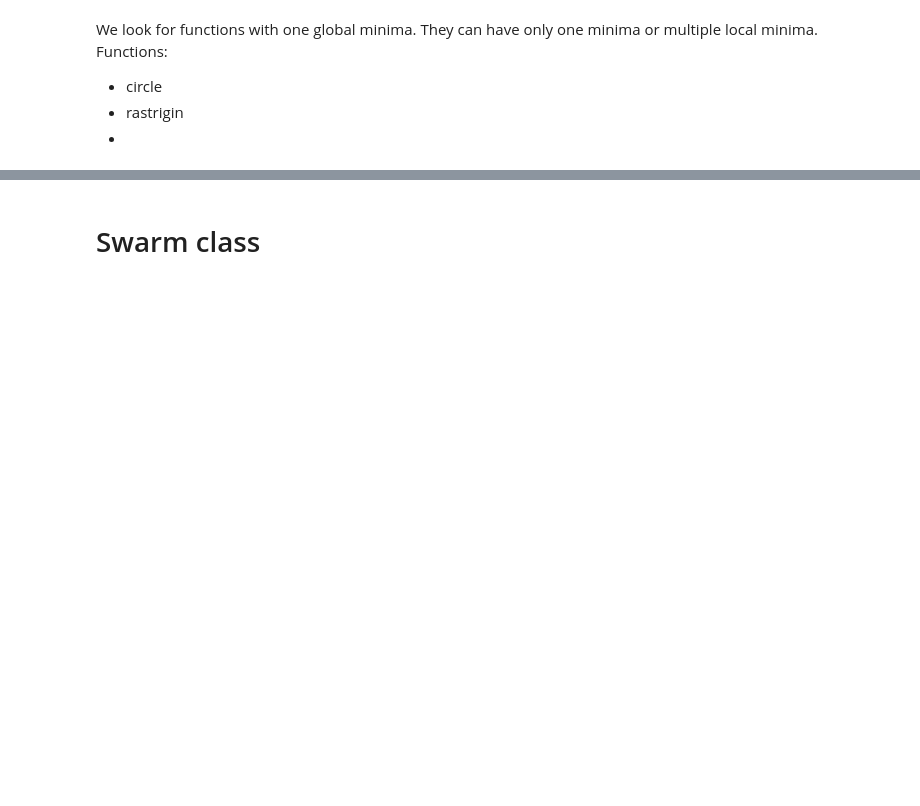
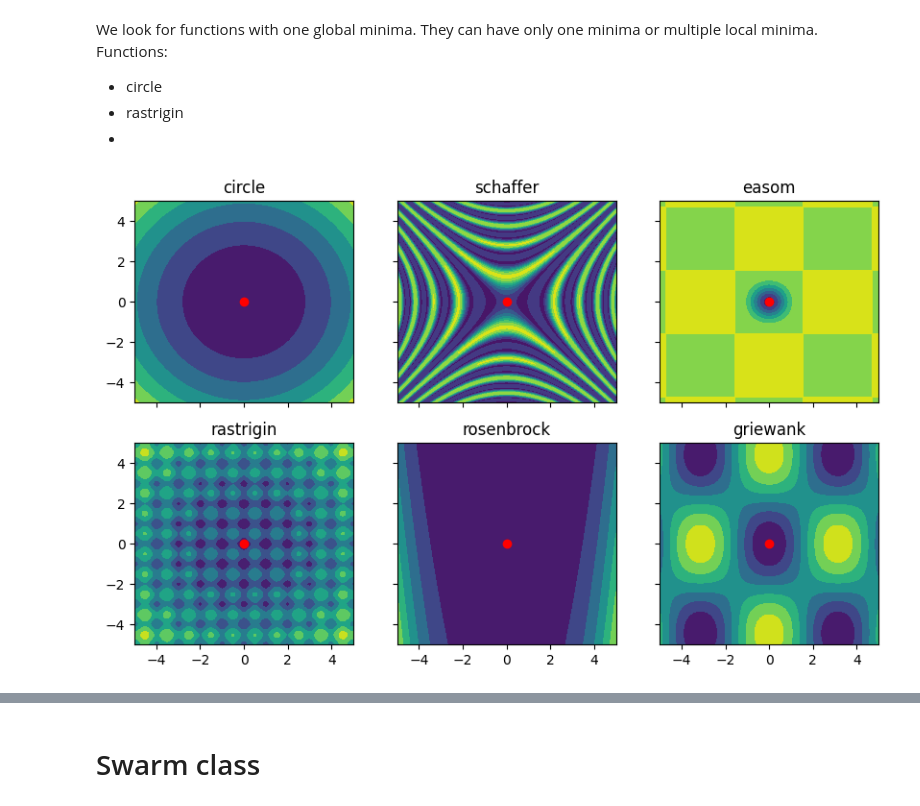
Before and after one commit to andreg24/PSO_GP_project, a Jupyter notebook: pso.ipynb, the cells around one changed output, grey strips where cells are left out. Drawn from its saved outputs; the diff is of its cells as text; code cells hidden in the pictures; blank space fills up the shorter version.

Commit message:
fitness and study updated

```diff
--- a/pso.ipynb
+++ b/pso.ipynb
@@ -7,3 +15,16 @@ import random
+# %%
+# landscape and fitness functions
+
+class Landscape:
+
+    def __init__(self, name, func, minima):
+        self.name = name
+        self.func = func
+        self.minima = minima
+
+    def modify_minima(self, new_minima):
+        self.func = fitness_decorator(self.func, new_minima[0] - self.minima[0])
+        self.minima = new_minima
 # %%
 # hyperparameters
 
@@ -105,0 +60,30 @@ def rosenbrock(solutions):
+# %%
+basic_landscapes = [
+    Landscape('circle', circle, np.array([[0, 0]])),
+    Landscape('rastrigin', rastrigin, np.array([[0, 0]])),
+    Landscape('schaffer', schaffer, np.array([[0, 0]])),
+    Landscape('rosenbrock', rosenbrock, np.array([[0, 0]])),
+    Landscape('easom', easom, np.array([[0, 0]])),
+    Landscape('griewank', griewank, np.array([[0, 0]]))
+]
+# %%
+# plot all landscapes
+
+lim = 5
+x = np.linspace(-lim, lim, 1000)
+y = np.linspace(-lim, lim, 1000)
+X, Y = np.meshgrid(x, y)
+X_flat, Y_flat = X.flatten(), Y.flatten()
+pts = np.array([X_flat,Y_flat]).T.copy()
+
+fig, axs = plt.subplots(2, 3, figsize=(10, 6), sharex=True, sharey=True)
+
+for i in range(6):
+    landscape = basic_landscapes[i]
+    fit = landscape.func((pts))
+    ax = axs[i%2, i//2]
+    ax.contourf(Y, X, fit.reshape(1000, 1000).T, alpha=1)
+    ax.scatter(landscape.minima[0, 0], landscape.minima[0, 1], color='red', )
+    ax.set_title(landscape.name)
+# %% [output]
+[figure, added]
```
Also changed, not shown: parts of 29 cells of this notebook, 6 other files.
